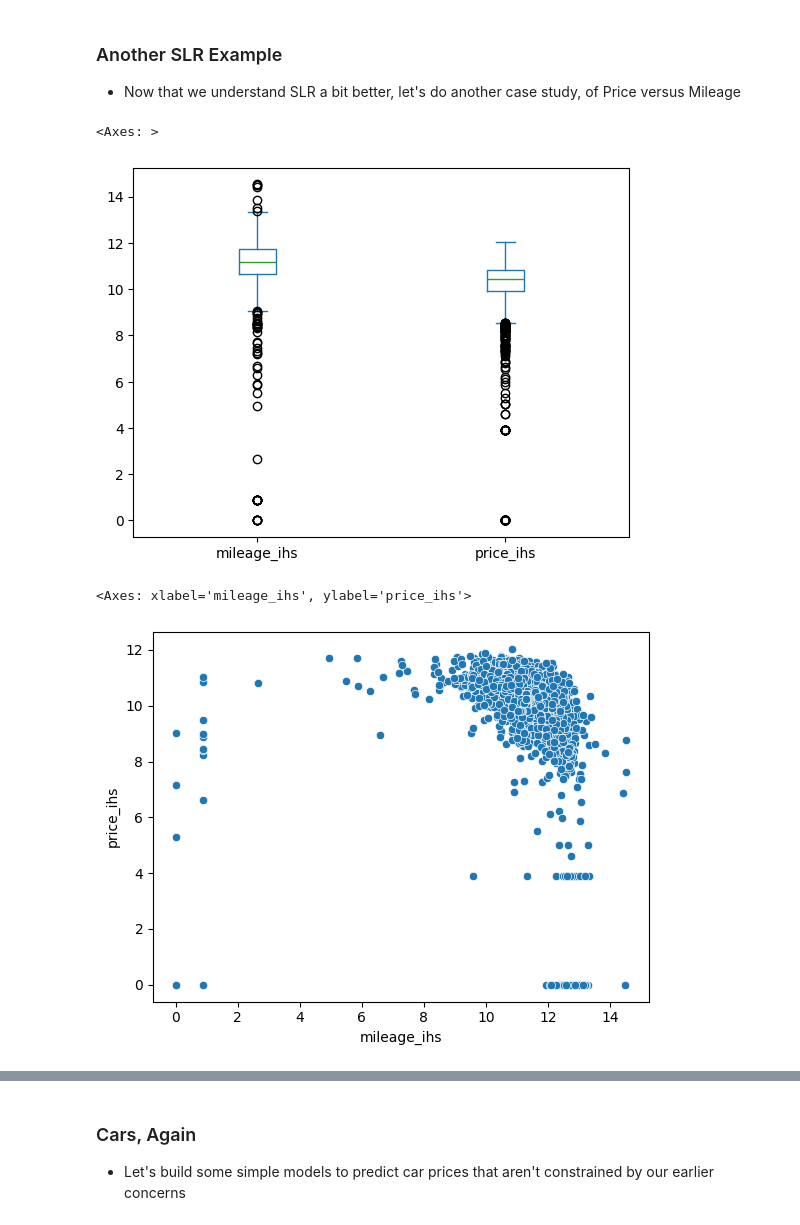
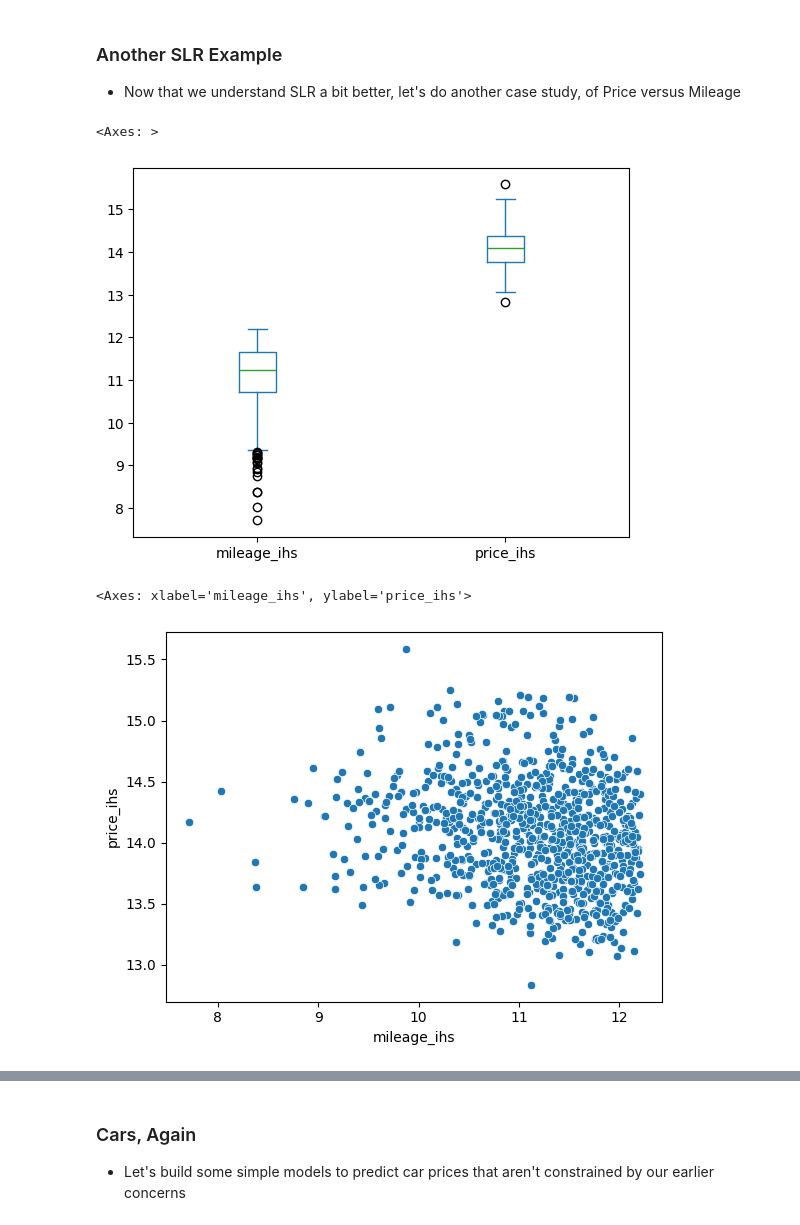
Before and after one commit to stefanregalia/DS-3021, a Jupyter notebook: 05.1_reg_data_prep/revised_linearRegression.ipynb, the cells around one changed output, grey strips where cells are left out. Cells and saved outputs as stored; diff of their text form; code cells hidden in the pictures.

```diff
--- a/05.1_reg_data_prep/revised_linearRegression.ipynb
+++ b/05.1_reg_data_prep/revised_linearRegression.ipynb
@@ -110,5 +120,5 @@ plt.show()
 # %%
 import pandas as pd
 import seaborn as sns
-df = pd.read_csv('./data/USA_cars_datasets.csv') # Load the data
+df = pd.read_csv('data/cars_hw.csv') # Load the data
 df0 = df # Let's keep the original data around for comparison purposes
@@ -806,18 +845,18 @@ sns.boxplot( winsorize(x))
 - Now that we understand SLR a bit better, let's do another case study, of Price versus Mileage
 # %%
 df = df0 # Let's start over
-df['mileage'].describe()
-df['mileage_ihs'] = np.arcsinh(df['mileage'])
+df['mileage_run'].describe()
+df['mileage_ihs'] = np.arcsinh(df['mileage_run'])
 df['price_ihs'] = np.arcsinh(df['price'])
 df.loc[:,['mileage_ihs','price_ihs']].plot.box()
 # %% [output]
 <Axes: >
-[figure, old version]
+[figure, new version]
 # %%
 sns.scatterplot(data=df,y='price_ihs',x='mileage_ihs')
 # %% [output]
 <Axes: xlabel='mileage_ihs', ylabel='price_ihs'>
-[figure, old version]
+[figure, new version]
 # %%
 sns.jointplot(data=df,y='price_ihs',x='mileage_ihs',kind='hex')
 # %% [output]
```
Also changed, not shown: parts of 33 cells of this notebook, 1 other file.
